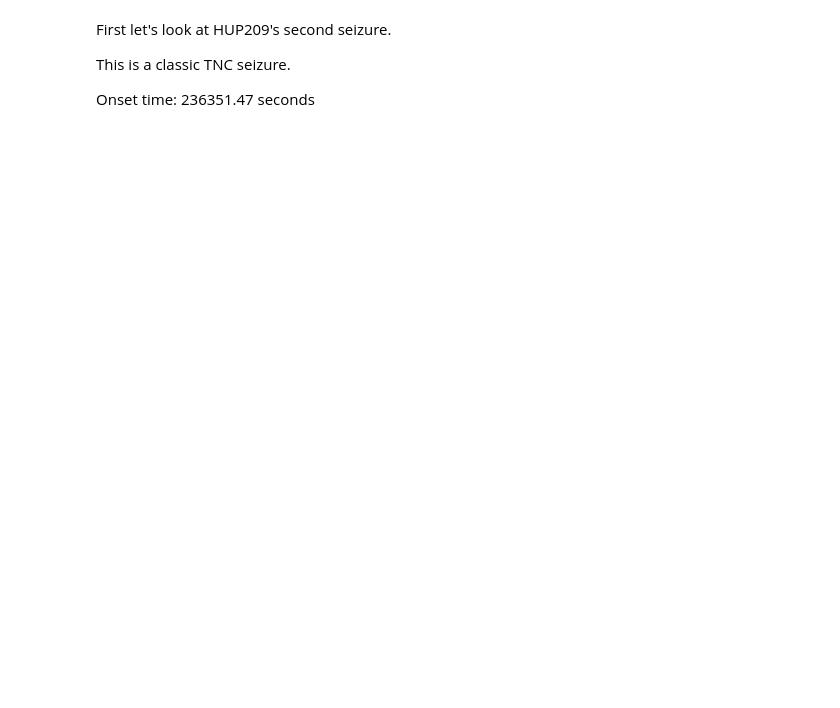
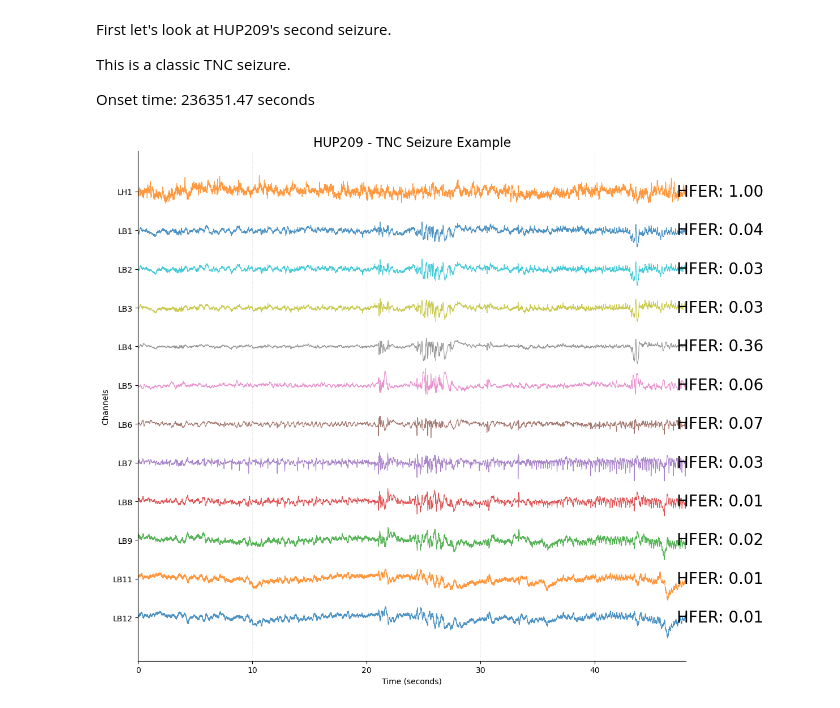
Before and after one commit to carlosaaguila/Interictal_Spike_Analysis, a Jupyter notebook: HUMAN/working_feat_extract_code/6-seizure_analysis/code/validate_per_sz.ipynb, the cells around one changed output. Saved outputs shown, nothing was run; the diff lists cells and outputs as text; code cells hidden in the pictures; blank space fills up the shorter version.

```diff
--- a/HUMAN/working_feat_extract_code/6-seizure_analysis/code/validate_per_sz.ipynb
+++ b/HUMAN/working_feat_extract_code/6-seizure_analysis/code/validate_per_sz.ipynb
@@ -341,6 +353,82 @@ chs_tokeep = ['RA','LA','RDA','LDA','LH','RH','LDH','RDH','DA','DH','DHA','LB','
 all_spikes = grouped[grouped['channel_label'].str.contains('|'.join(chs_tokeep))].reset_index(drop=True)
 
 all_spikes = all_spikes[~all_spikes['channel_label'].str.contains('T|F|P|RCC|RCA|RAD|LAD|LHD|RHD|LDAH|RDAH|RCB|Z')].reset_index(drop=True)
+# %%
+#lets plot the seizure for the channels we want
+channels_to_keep = all_spikes['channel_label'].unique().tolist()
+filtered_data = data[channels_to_keep]
+
+#Lets sort this properly to get a sample seizure clip
+la_columns = [col for col in filtered_data.columns if col.startswith('LB')]
+sorted_la_columns = ['LA1','LA2','LA3','LA4','LA5','LA6','LA7','LA8','LA9','LA11','LA12']
+sorted_lb_columns = ['LB1','LB2','LB3','LB4','LB5','LB6','LB7','LB8','LB9','LB11','LB12','LH1']
+la_data = filtered_data[sorted_la_columns]
+lb_data = filtered_data[sorted_lb_columns]
+# %%
+def plot_eeg_channels_with_hfer(data, all_spikes, sampling_rate=500, stop_time=None, title = 'Seizure Example'):
+    # Create a time array
+    time = np.arange(0, len(data)) / sampling_rate
+
+    # Set up the plot
+    plt.figure(figsize=(12, 10))
+    plt.title(title, fontsize=16)
+
+    # Define channel order
+    sorted_la_columns = ['LA12','LA11','LA9','LA8','LA7','LA6','LA5','LA4','LA3','LA2','LA1', 'LH1']
+    sorted_lb_columns = ['LB12','LB11','LB9','LB8','LB7','LB6','LB5','LB4','LB3','LB2','LB1','LH1']
+
+    sorted_la_columns = sorted_lb_columns
+    # Calculate offset and scaling factor for better visibility
+    channel_range = {ch: (data[ch].max() - data[ch].min()) for ch in sorted_la_columns}
+    max_range = max(channel_range.values())
+    scaling_factor = 1.5
+    offset = max_range * scaling_factor * 1.2
+
+    # Set x-axis limits
+    if stop_time is None:
+        stop_time = max(time)
+    plt.xlim(0, stop_time)
+
+    # Extend the x-axis to accommodate HFER values
+    x_extension_factor = 1.2  # Adjust this value to move text more to the right
+    plt.xlim(0, stop_time * x_extension_factor)
+
+    # Plot each channel
+    for i, channel in enumerate(sorted_la_columns):
+        # Center and scale the data for each channel
+        centered_data = data[channel] - data[channel].mean()
+        scaled_data = (centered_data / channel_range[channel]) * (max_range * scaling_factor)
+
+        plt.plot(time, scaled_data + i*offset, linewidth=0.8, alpha=0.8)
+
+        # Add HFER value as text
+        hfer_value = all_spikes[all_spikes['channel_label'] == channel]['EI'].values
+        if len(hfer_value) > 0:
+            hfer_text = f"HFER: {hfer_value[0]:.2f}"
+            plt.text(stop_time * (x_extension_factor - 0.02), i*offset, hfer_text,
+                     verticalalignment='center', horizontalalignment='left', fontsize=20)
+
+    # Set y-ticks and labels to channel names
+    plt.yticks(np.arange(len(sorted_la_columns)) * offset, sorted_la_columns)
+
+    plt.xlabel('Time (seconds)')
+    plt.ylabel('Channels')
+
+    # Remove top and right spines
+    plt.gca().spines['top'].set_visible(False)
+    plt.gca().spines['right'].set_visible(False)
+
+    # Add minor gridlines for better time reference
+    plt.grid(True, which='both', axis='x', linestyle=':', alpha=0.4)
+
+    plt.tight_layout()
+    plt.show()
+
+
+
+plot_eeg_channels_with_hfer(lb_data, all_spikes, stop_time=40, title = 'HUP209 - TNC Seizure Example')
+# %% [output]
+[figure, added]
 # %%
 sz_204
 # %% [output]
```
Also changed, not shown: parts of 8 cells of this notebook, 5 other files.
